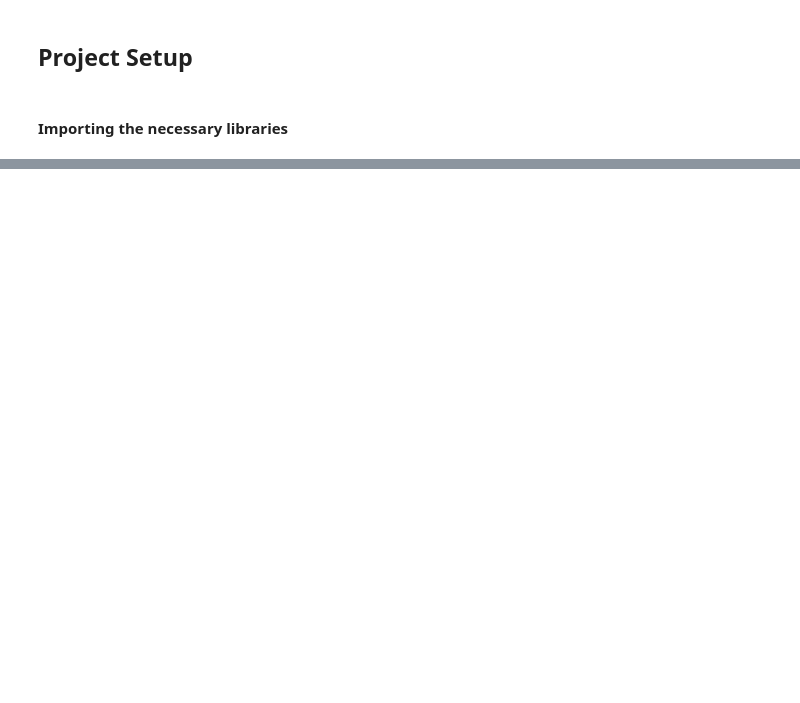
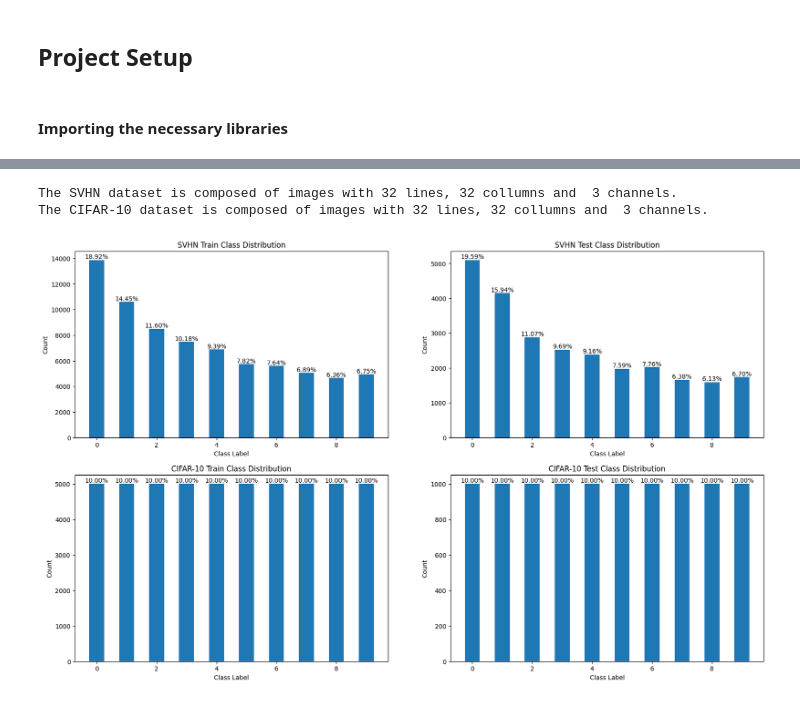
Before and after one commit to rolimans/scc0270-p2, a Jupyter notebook: main.ipynb, the cells around one changed output, grey strips where cells are left out. Saved outputs shown, nothing was run; the diff lists cells and outputs as text; code cells hidden in the pictures; blank space fills up the shorter version.

```diff
--- a/main.ipynb
+++ b/main.ipynb
@@ -424,0 +191,12 @@ The unimportant variables (with W < 0.01) are ['V28']
+# %%
+svhn_train_x = svhn_train_x.astype(np.float16)
+svhn_test_x = svhn_test_x.astype(np.float16)
+
+svhn_train_y = svhn_train_y.astype(np.uint8)
+svhn_test_y = svhn_test_y.astype(np.uint8)
+
+c10_train_x = c10_train_x.astype(np.float16)
+c10_test_x = c10_test_x.astype(np.float16)
+
+c10_train_y = c10_train_y.astype(np.uint8)
+c10_test_y = c10_test_y.astype(np.uint8)
@@ -424,0 +205,3 @@ The unimportant variables (with W < 0.01) are ['V28']
+# %%
+svhn_train_y = svhn_train_y - 1
+svhn_test_y = svhn_test_y - 1
@@ -424,0 +225,55 @@ The unimportant variables (with W < 0.01) are ['V28']
+# %%
+print(f'The SVHN dataset is composed of images with {svhn_train_x.shape[1]} lines, {svhn_train_x.shape[2]} collumns and  {svhn_train_x.shape[3]} channels.')
+
+print(f'The CIFAR-10 dataset is composed of images with {c10_train_x.shape[1]} lines, {c10_train_x.shape[2]} collumns and  {c10_train_x.shape[3]} channels.')
+# %% [output]
+The SVHN dataset is composed of images with 32 lines, 32 collumns and  3 channels.
+The CIFAR-10 dataset is composed of images with 32 lines, 32 collumns and  3 channels.
+# %%
+svhn_train_labels, svhn_train_counts = np.unique(svhn_train_y, return_counts=True)
+svhn_train_pcts = (svhn_train_counts / len(svhn_train_y)) * 100
+
+svhn_test_labels, svhn_test_counts = np.unique(svhn_test_y, return_counts=True)
+svhn_test_pcts = (svhn_test_counts / len(svhn_test_y)) * 100
+
+c10_train_labels, c10_train_counts = np.unique(c10_train_y, return_counts=True)
+c10_train_pcts = (c10_train_counts / len(c10_train_y)) * 100
+
+c10_test_labels, c10_test_counts = np.unique(c10_test_y, return_counts=True)
+c10_test_pcts = (c10_test_counts / len(c10_test_y)) * 100
+
+fig, axs = plt.subplots(2, 2, figsize=(20, 12))
+
+axs[0, 0].bar(svhn_train_labels, svhn_train_counts, width=0.5)
+axs[0, 0].set_title('SVHN Train Class Distribution')
+axs[0, 0].set_xlabel('Class Label')
+axs[0, 0].set_ylabel('Count')
+for i, v in enumerate(svhn_train_pcts):
+    axs[0, 0].text(svhn_train_labels[i], svhn_train_counts[i], f'{v:.2f}%', ha='center', va='bottom')
+
+axs[0, 1].bar(svhn_test_labels, svhn_test_counts, width=0.5)
+axs[0, 1].set_title('SVHN Test Class Distribution')
+axs[0, 1].set_xlabel('Class Label')
+axs[0, 1].set_ylabel('Count')
+for i, v in enumerate(svhn_test_pcts):
+    axs[0, 1].text(svhn_test_labels[i], svhn_test_counts[i], f'{v:.2f}%', ha='center', va='bottom')
+
+axs[1, 0].bar(c10_train_labels, c10_train_counts, width=0.5)
+axs[1, 0].set_title('CIFAR-10 Train Class Distribution')
+axs[1, 0].set_xlabel('Class Label')
+axs[1, 0].set_ylabel('Count')
+for i, v in enumerate(c10_train_pcts):
+    axs[1, 0].text(c10_train_labels[i], c10_train_counts[i], f'{v:.2f}%', ha='center', va='bottom')
+
+axs[1, 1].bar(c10_test_labels, c10_test_counts, width=0.5)
+axs[1, 1].set_title('CIFAR-10 Test Class Distribution')
+axs[1, 1].set_xlabel('Class Label')
+axs[1, 1].set_ylabel('Count')
+for i, v in enumerate(c10_test_pcts):
+    axs[1, 1].text(c10_test_labels[i], c10_test_counts[i], f'{v:.2f}%', ha='center', va='bottom')
+
+# plt.tight_layout()
+
+plt.show()
+# %% [output]
+[figure, added]
```
Also changed, not shown: parts of 75 cells of this notebook, 2 other files.
